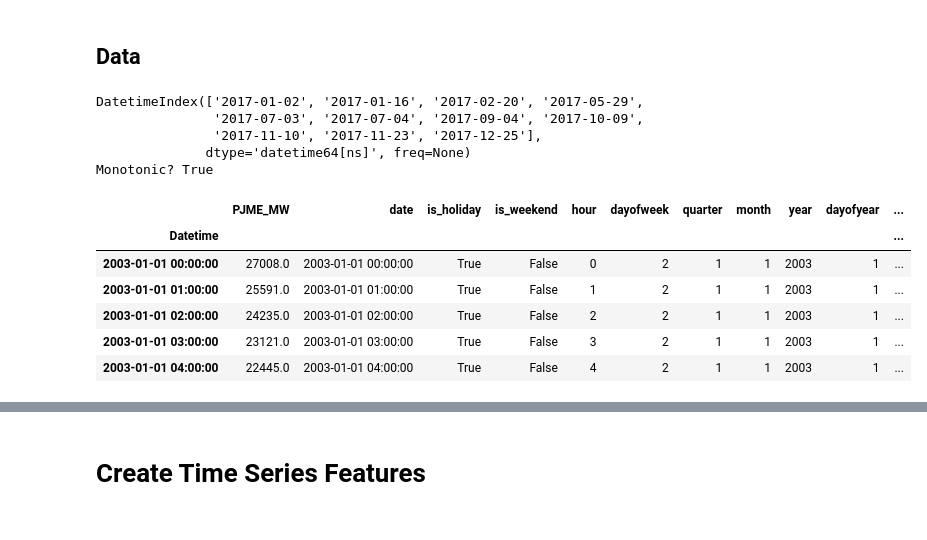
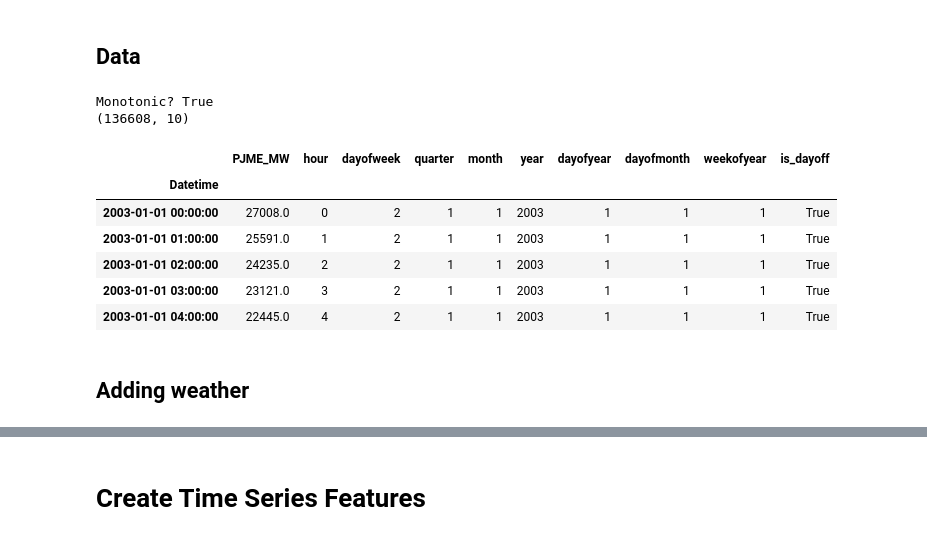
Before and after one commit to tealeave/hourly_energy_consumption, a Jupyter notebook: notebooks/time-series-forecasting-with-xgboost-2.ipynb, the cells around one changed output, grey strips where cells are left out. Cells and saved outputs as stored; diff of their text form; code cells hidden in the pictures.

```diff
--- a/notebooks/time-series-forecasting-with-xgboost-2.ipynb
+++ b/notebooks/time-series-forecasting-with-xgboost-2.ipynb
@@ -16,10 +19,6 @@ plt.style.use('fivethirtyeight')
 # %% [markdown]
 ## Data
 # %%
-import pandas as pd
-from pandas.tseries.holiday import USFederalHolidayCalendar
-from datetime import timedelta
-
 # --- load & preprocess as before ---
 pjme = (
     pd.read_csv(
@@ -29,7 +28,7 @@ pjme = (
     )
     .sort_index()                            # ← sort first
     .loc['2003-01-01':'2018-08-02']          # now slicing works
-)W
+)
 
 # --- build the “extended” holiday list ---
 cal       = USFederalHolidayCalendar()
@@ -46,49 +45,46 @@ for year in range(pjme.index.year.min(), pjme.index.year.max()+1):
         extended.add(july4 - timedelta(days=1))  # add Monday
     elif wd == 2: # Wednesday
         extended.add(july4 + timedelta(days=1))  # Thursday
         extended.add(july4 + timedelta(days=2))  # Friday
     elif wd == 3: # Thursday
         extended.add(july4 + timedelta(days=1))  # Friday
 
 # turn it back into a sorted DatetimeIndex
 all_hols = pd.DatetimeIndex(sorted(extended))
 
 # --- flag in your DF ---
 pjme['is_holiday'] = pjme.index.normalize().isin(all_hols)
 pjme['is_weekend'] = pjme.index.weekday >= 5
 
 # calendar features
 pjme['hour']       = pjme.index.hour
 pjme['dayofweek']  = pjme.index.weekday
 pjme['quarter']    = pjme.index.quarter
 pjme['month']      = pjme.index.month
 pjme['year']       = pjme.index.year
 pjme['dayofyear']  = pjme.index.dayofyear
 pjme['dayofmonth'] = pjme.index.day
 pjme['weekofyear'] = pjme.index.isocalendar().week.astype(int)
 
-# check July 4th, 2017
-print(all_hols[all_hols.year==2017])   # see what days 2018 fed + extended
+# create the combined flag
+pjme['is_dayoff'] = pjme['is_holiday'] | pjme['is_weekend']
+
+# drop the originals
+pjme.drop(columns=['is_holiday', 'is_weekend'], inplace=True)
 
 print('Monotonic?', pjme.index.is_monotonic_increasing)
 
+print(pjme.shape)
 pjme.head()
-
-# start = pd.to_datetime('2017-07-04')
-# end   = pd.to_datetime('2017-07-06')
-
-# # slice and inspect your holiday/weekend flags (plus any other cols you like)
-# pjme.loc[start:end]
 # %% [output]
-DatetimeIndex(['2017-01-02', '2017-01-16', '2017-02-20', '2017-05-29',
-               '2017-07-03', '2017-07-04', '2017-09-04', '2017-10-09',
-               '2017-11-10', '2017-11-23', '2017-12-25'],
-              dtype='datetime64[ns]', freq=None)
 Monotonic? True
+(136608, 10)
-|  | PJME_MW | date | is_holiday | is_weekend | hour | dayofweek | quarter | month | year | dayofyear | ... |
-| Datetime |  |  |  |  |  |  |  |  |  |  | ... |
-| 2003-01-01 00:00:00 | 27008.0 | 2003-01-01 00:00:00 | True | False | 0 | 2 | 1 | 1 | 2003 | 1 | ... |
-| 2003-01-01 01:00:00 | 25591.0 | 2003-01-01 01:00:00 | True | False | 1 | 2 | 1 | 1 | 2003 | 1 | ... |
-| 2003-01-01 02:00:00 | 24235.0 | 2003-01-01 02:00:00 | True | False | 2 | 2 | 1 | 1 | 2003 | 1 | ... |
-| 2003-01-01 03:00:00 | 23121.0 | 2003-01-01 03:00:00 | True | False | 3 | 2 | 1 | 1 | 2003 | 1 | ... |
-| 2003-01-01 04:00:00 | 22445.0 | 2003-01-01 04:00:00 | True | False | 4 | 2 | 1 | 1 | 2003 | 1 | ... |
+|  | PJME_MW | hour | dayofweek | quarter | month | year | dayofyear | dayofmonth | weekofyear | is_dayoff |
+| Datetime |  |  |  |  |  |  |  |  |  |  |
+| 2003-01-01 00:00:00 | 27008.0 | 0 | 2 | 1 | 1 | 2003 | 1 | 1 | 1 | True |
+| 2003-01-01 01:00:00 | 25591.0 | 1 | 2 | 1 | 1 | 2003 | 1 | 1 | 1 | True |
+| 2003-01-01 02:00:00 | 24235.0 | 2 | 2 | 1 | 1 | 2003 | 1 | 1 | 1 | True |
+| 2003-01-01 03:00:00 | 23121.0 | 3 | 2 | 1 | 1 | 2003 | 1 | 1 | 1 | True |
+| 2003-01-01 04:00:00 | 22445.0 | 4 | 2 | 1 | 1 | 2003 | 1 | 1 | 1 | True |
+# %% [markdown]
+## Adding weather
```
Also changed, not shown: parts of 31 cells of this notebook, 3 other files.
